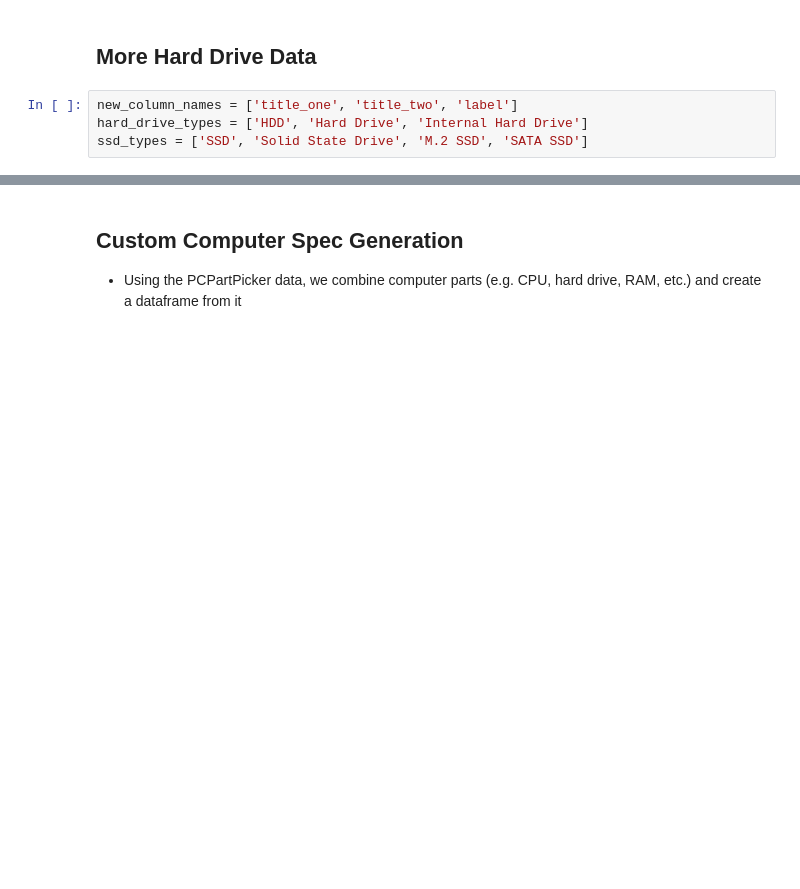
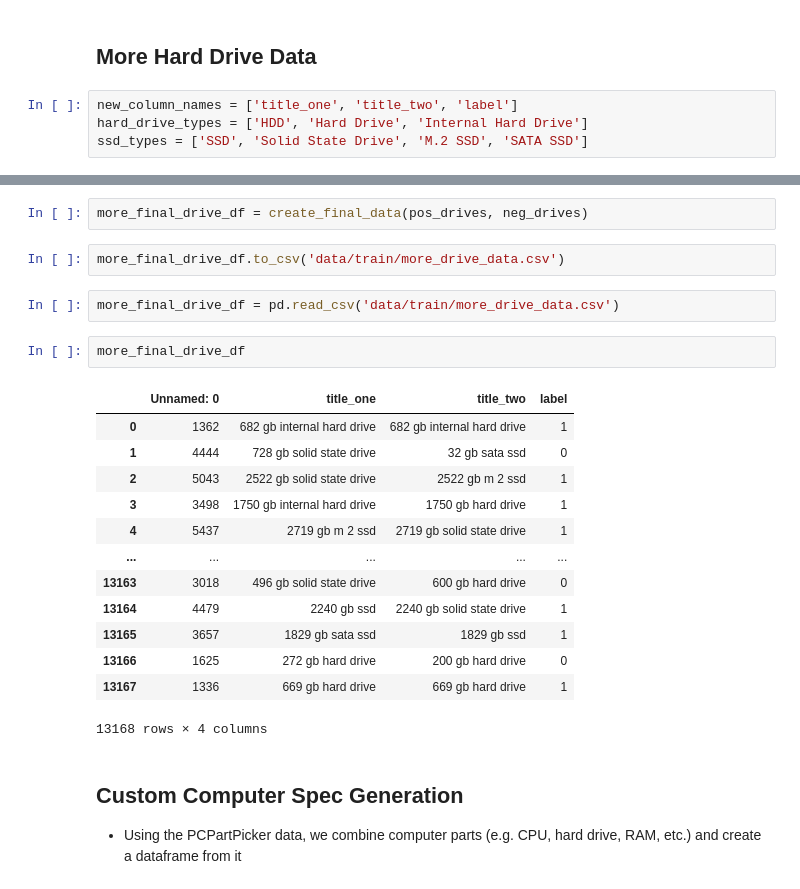
Before and after one commit to Mascerade/supervised-product-matching, a Jupyter notebook: TestingGrounds.ipynb, the cells around one changed output, grey strips where cells are left out. Saved outputs shown, nothing was run; the diff lists cells and outputs as text; blank space fills up the shorter version.

```diff
--- a/TestingGrounds.ipynb
+++ b/TestingGrounds.ipynb
@@ -714,3 +805,25 @@ NameError: name 'orig_vairations' is not defined
+# %%
+more_final_drive_df = create_final_data(pos_drives, neg_drives)
+# %%
+more_final_drive_df.to_csv('data/train/more_drive_data.csv')
+# %%
+more_final_drive_df = pd.read_csv('data/train/more_drive_data.csv')
+# %%
+more_final_drive_df
+# %% [output]
+|  | Unnamed: 0 | title_one | title_two | label |
+| 0 | 1362 | 682 gb internal hard drive | 682 gb internal hard drive | 1 |
+| 1 | 4444 | 728 gb solid state drive | 32 gb sata ssd | 0 |
+| 2 | 5043 | 2522 gb solid state drive | 2522 gb m 2 ssd | 1 |
+| 3 | 3498 | 1750 gb internal hard drive | 1750 gb hard drive | 1 |
+| 4 | 5437 | 2719 gb m 2 ssd | 2719 gb solid state drive | 1 |
+| ... | ... | ... | ... | ... |
+| 13163 | 3018 | 496 gb solid state drive | 600 gb hard drive | 0 |
+| 13164 | 4479 | 2240 gb ssd | 2240 gb solid state drive | 1 |
+| 13165 | 3657 | 1829 gb sata ssd | 1829 gb ssd | 1 |
+| 13166 | 1625 | 272 gb hard drive | 200 gb hard drive | 0 |
+| 13167 | 1336 | 669 gb hard drive | 669 gb hard drive | 1 |
+13168 rows × 4 columns
 # %% [markdown]
 ## Custom Computer Spec Generation
 * Using the PCPartPicker data, we combine computer parts (e.g. CPU, hard drive, RAM, etc.) and create a dataframe from it
```
Also changed, not shown: parts of 39 cells of this notebook.
